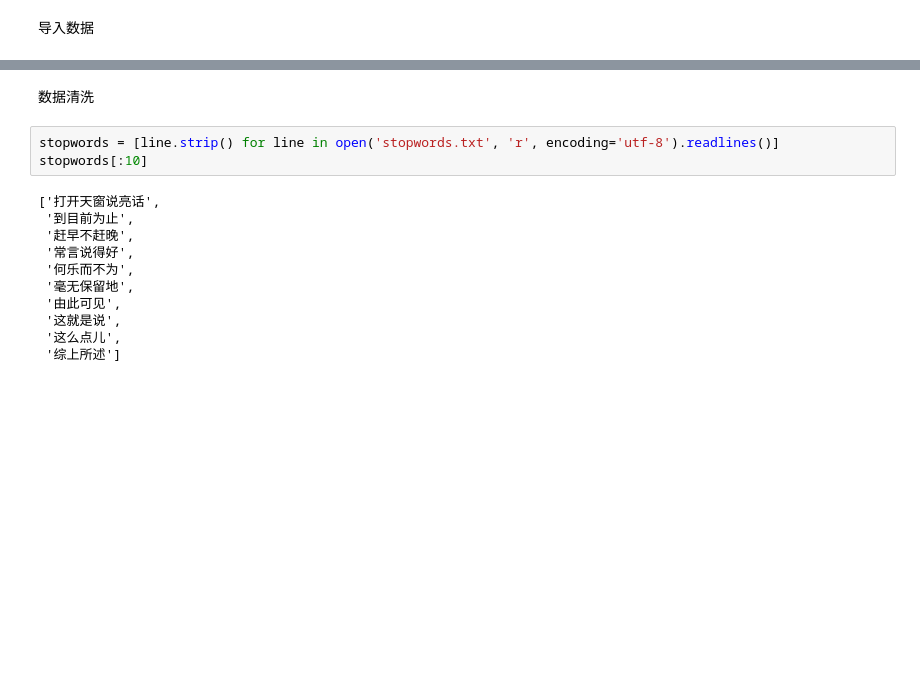
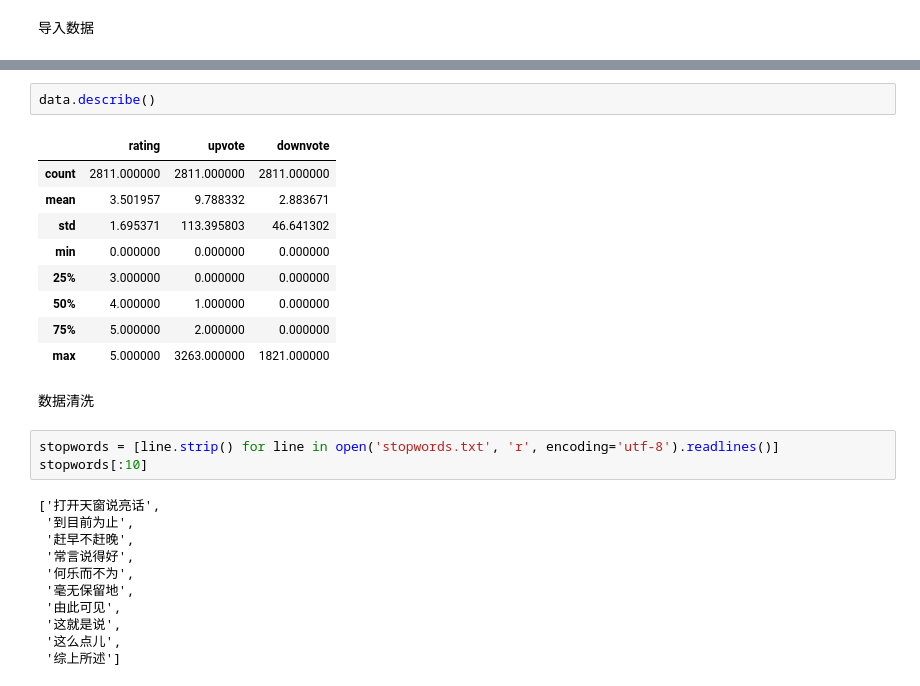
Before and after one commit to Luvisdaisy/Nezha, a Jupyter notebook: text_analystion.ipynb, the cells around one changed output, grey strips where cells are left out. Cells and saved outputs as stored; diff of their text form; blank space fills up the shorter version.

```diff
--- a/text_analystion.ipynb
+++ b/text_analystion.ipynb
@@ -49,3 +69,15 @@ data.head()
+# %%
+data.describe()
+# %% [output]
+|  | rating | upvote | downvote |
+| count | 2811.000000 | 2811.000000 | 2811.000000 |
+| mean | 3.501957 | 9.788332 | 2.883671 |
+| std | 1.695371 | 113.395803 | 46.641302 |
+| min | 0.000000 | 0.000000 | 0.000000 |
+| 25% | 3.000000 | 0.000000 | 0.000000 |
+| 50% | 4.000000 | 1.000000 | 0.000000 |
+| 75% | 5.000000 | 2.000000 | 0.000000 |
+| max | 5.000000 | 3263.000000 | 1821.000000 |
 # %% [markdown]
 数据清洗
 # %%
```
Also changed, not shown: parts of 8 cells of this notebook.
